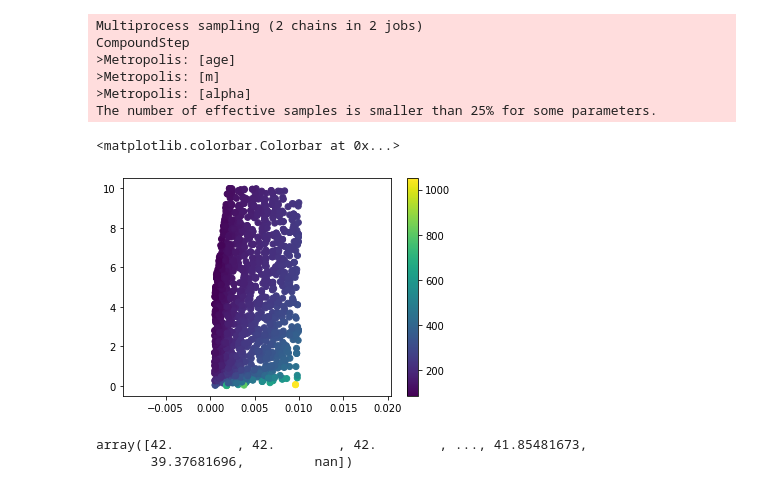
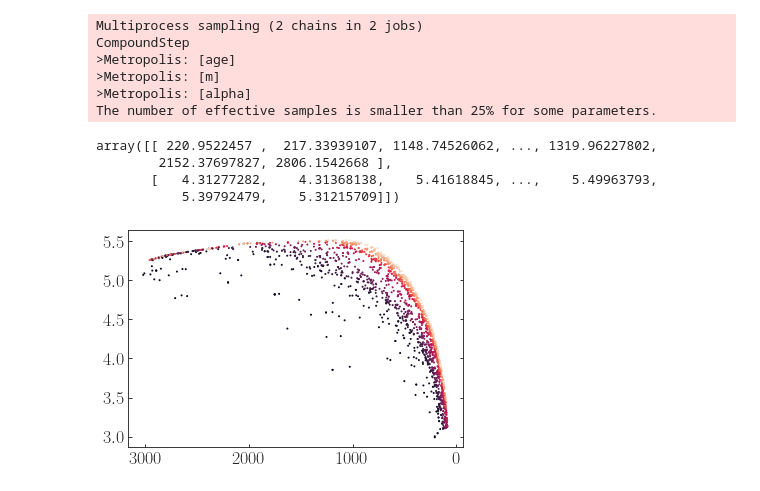
Before and after one commit to caganze/ucdsim, a Jupyter notebook: notebooks/evolutionary models.ipynb, the cells around one changed output. Saved outputs shown, nothing was run; the diff lists cells and outputs as text; code cells hidden in the pictures.

Commit message:
learned to make interpolations

```diff
--- a/notebooks/evolutionary models.ipynb
+++ b/notebooks/evolutionary models.ipynb
@@ -26,21 +37,23 @@ Rough graphical model
 datafile='/users/caganze/desktop/burrows2001.csv'
 burrows=pd.read_csv(datafile)
 # %%
-@as_op(itypes=[tt.dscalar, tt.dscalar], otypes=[tt.dscalar])
+@as_op(itypes=[tt.dscalar, tt.dscalar], otypes=[tt.dmatrix])
 def custom_interpolation_mass_age(mass, age):
     """
     Interpolation function using burrow's models and scipy interpolate
-    All this wrapped in theano tensor
+    All this wrapped in theano tensors
 
     Input: mass, age
     Output: teff
     """
     points=np.array([burrows.mass.values, burrows.age.values]).T
-    values=burrows.temperature.values
-    teff = griddata(points,values , (mass, age), method='linear')
-    return teff
+    valuest=burrows.temperature.values
+    valueslogg=burrows.gravity.values
+    teff = griddata(points,valuest , (mass, age), method='linear')
+    logg = griddata(points,valueslogg , (mass, age), method='linear')
+    return  np.matrix([teff, logg]).astype("float64").T
 
-@as_op(itypes=[tt.dscalar], otypes=[tt.dscalar])
+#@as_op(itypes=[tt.dscalar], otypes=[tt.dscalar])
 def splat_teff_to_spt(teff):
     """
     Interpolatiom function using the Pecaut relation
@@ -83,17 +91,21 @@ def logtotlike():
 # %%
 with pm.Model() as model:
 
-    alpha=pm.Uniform('alpha', lower=0.0, upper=1.)
+    alpha=pm.Uniform('alpha', lower=-1, upper=1)
 
-    m=pm.Uniform('m', lower=np.nanmin(burrows.mass.values), upper=0.01)
+    m=pm.Uniform('m', lower=np.nanmin(burrows.mass.values), upper=0.1)
+
     age=pm.Uniform('age', lower=np.nanmin(burrows.age.values), upper=np.nanmax(burrows.age.values))
 
-    teff=pm.Deterministic('teff', custom_interpolation_mass_age(m, age))
-    spts=pm.Deterministic('spt', splat_teff_to_spt(teff))
+    tefflogg=pm.Deterministic('tg', custom_interpolation_mass_age(m, age))
 
     like = pm.DensityDist('like', logpmass, observed={'m': m, 'alpha': alpha})
 
-    trace = pm.sample(draws=10000, cores=2, step=pm.Metropolis())
+    #phi=pm.Deterministic
+
+   # N=Deterministic('N', phi*)
+
+    trace = pm.sample(draws=1000, cores=2, step=pm.Metropolis())
 # %% [output]
 Multiprocess sampling (2 chains in 2 jobs)
 CompoundStep
@@ -101,14 +113,15 @@ CompoundStep
 >Metropolis: [m]
 >Metropolis: [alpha]
 The number of effective samples is smaller than 25% for some parameters.
-# %%
-plt.scatter(trace.m , trace.age, c=trace.teff)
-plt.colorbar()
-# %% [output]
-<matplotlib.colorbar.Colorbar at 0x...>
-[figure, removed]
-# %%
-trace.spt
-# %% [output]
-array([42.        , 42.        , 42.        , ..., 41.85481673,
-       39.37681696,         nan])
+# %%
+np.concatenate(trace.tg, axis=1)
+# %% [output]
+array([[ 220.9522457 ,  217.33939107, 1148.74526062, ..., 1319.96227802,
+        2152.37697827, 2806.1542668 ],
+       [   4.31277282,    4.31368138,    5.41618845, ...,    5.49963793,
+           5.39792479,    5.31215709]])
+# %%
+plt.scatter(np.concatenate(trace.tg[:,0]), np.concatenate(trace.tg[:,1]), c=trace.age, s=1.)
+plt.gca().invert_xaxis()
+# %% [output]
+[figure, added]
```
Also changed, not shown: parts of 5 cells of this notebook.
